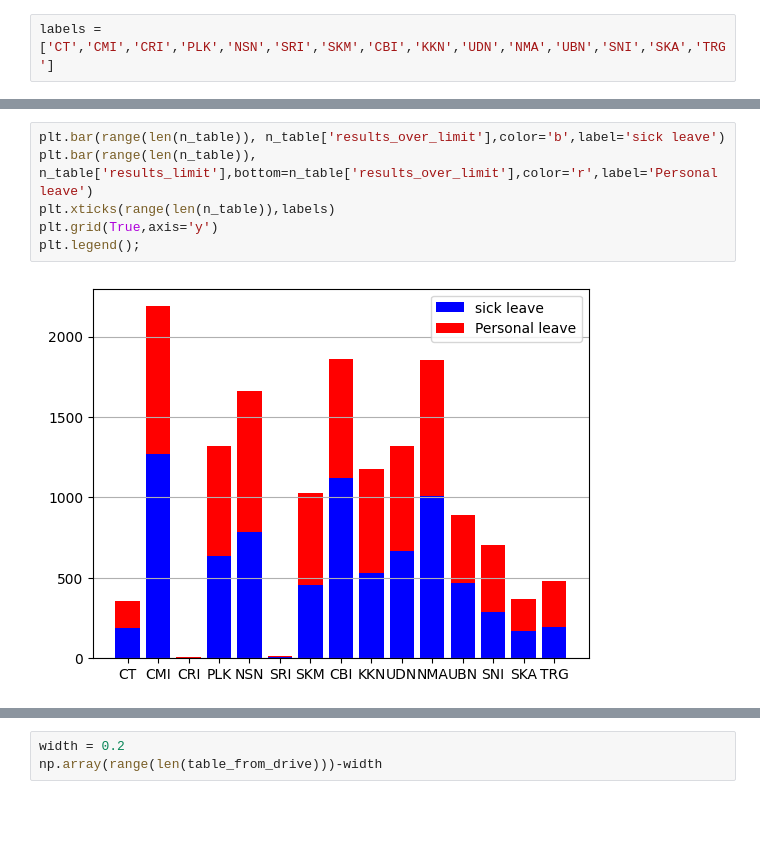
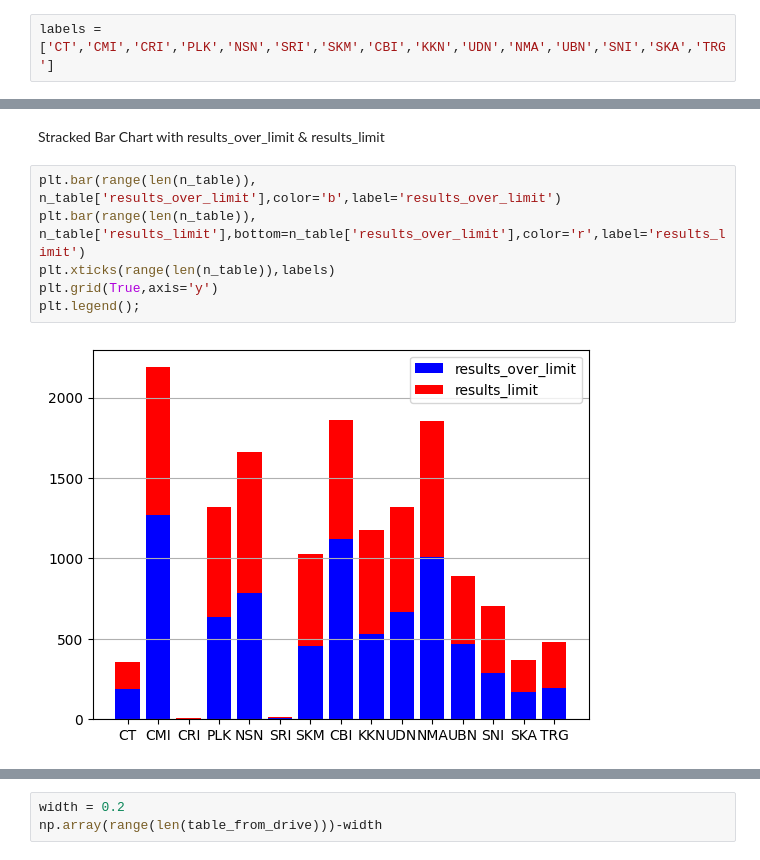
Before and after one commit to sitthatkaja/DPDM2023, a Jupyter notebook: Data102(Chapter2).ipynb, the cells around one changed output, grey strips where cells are left out. Drawn from its saved outputs; the diff is of its cells as text; blank space fills up the shorter version.

```diff
--- a/Data102(Chapter2).ipynb
+++ b/Data102(Chapter2).ipynb
@@ -645,8 +871,10 @@ plt.xticks(range(len(n_table)),labels);
+# %% [markdown]
+Stracked Bar Chart with results_over_limit & results_limit
 # %%
-plt.bar(range(len(n_table)), n_table['results_over_limit'],color='b',label='sick leave')
-plt.bar(range(len(n_table)), n_table['results_limit'],bottom=n_table['results_over_limit'],color='r',label='Personal leave')
+plt.bar(range(len(n_table)), n_table['results_over_limit'],color='b',label='results_over_limit')
+plt.bar(range(len(n_table)), n_table['results_limit'],bottom=n_table['results_over_limit'],color='r',label='results_limit')
 plt.xticks(range(len(n_table)),labels)
 plt.grid(True,axis='y')
 plt.legend();
 # %% [output]
-[figure, old version]
+[figure, new version]
```
Also changed, not shown: parts of 96 cells of this notebook.
